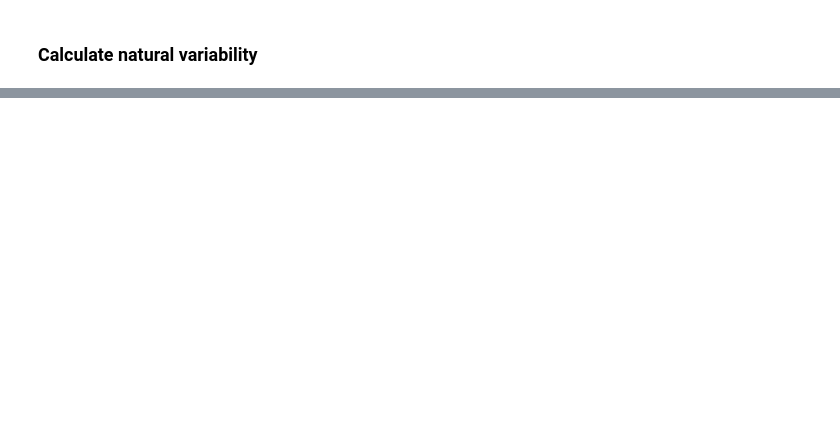
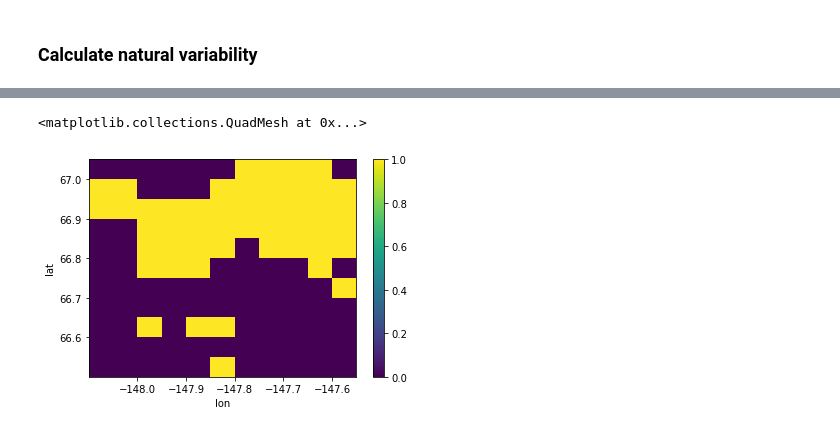
Before and after one commit to hamiddashti/greeness, a Jupyter notebook: codes/src/calculate_natural_variability.ipynb, the cells around one changed output, grey strips where cells are left out. Cells and saved outputs as stored; diff of their text form; code cells hidden in the pictures; blank space fills up the shorter version.

```diff
--- a/codes/src/calculate_natural_variability.ipynb
+++ b/codes/src/calculate_natural_variability.ipynb
@@ -63,3 +165,7 @@ Attributes:
+# %%
+percent_cover = percent_cover.round(3)
+# If a class is 0 change it no nan to prevent false zeros in diff later
+percent_cover = percent_cover.where(percent_cover!=0)
 # %% [markdown]
 ### Calculating the slope using Theil-Sen and its significant using Kendall
 # %%
@@ -145,0 +226,5 @@ slopes = np.apply_along_axis(theilsen,0,data)
+# %%
+lc_diff = percent_cover.diff("time")*100
+diff = (abs(lc_diff)>10)*1
+changed_pixels = (diff==1).any(dim=["time","band"])
+changed_pixels
@@ -146,2 +243,19 @@ slopes = np.apply_along_axis(theilsen,0,data)
 # %% [markdown]
 ### Calculate natural variability
+# %%
+trend_roll = (
+    trend.rolling({"lat": WINSIZE, "lon": WINSIZE}, center=True)
+    .construct({"lat": "lat_dim", "lon": "lon_dim"})
+    .values
+)
+changed_pixels_roll = (
+    changed_pixels.rolling({"lat": WINSIZE, "lon": WINSIZE}, center=True)
+    .construct({"lat": "lat_dim", "lon": "lon_dim"})
+    .values
+)
+percent_cover_roll = (
+    percent_cover.rolling({"lat": WINSIZE, "lon": WINSIZE}, center=True)
+    .construct({"lat": "lat_dim", "lon": "lon_dim"})
+    .values
+)
+percent_cover_roll.shape
@@ -147,0 +310,19 @@ slopes = np.apply_along_axis(theilsen,0,data)
+# %%
+
+for i in range(0, changed_pixels.shape[0]):
+    for j in range(0, changed_pixels.shape[1]):
+        if changed_pixels[i, j] == 0:
+            continue
+        mask = changed_pixels_roll[i, j]
+        dist_m_mask = dist_m[np.where(mask == 0)]
+
+        if len(dist_m_mask) == 0:
+            continue
+
+        dlst_tmp = dlst_total_roll[i, j]
+        dlst_mask = dlst_tmp[np.where(mask == 0)]
+        tmp_var1 = np.nansum(dlst_mask / dist_m_mask)
+        dlst_res[i, j] = tmp_var1 / (np.nansum(dist_m_mask))
+# %% [output]
+<matplotlib.collections.QuadMesh at 0x...>
+[figure, added]
```
Also changed, not shown: parts of 18 cells of this notebook, 9 other files.
